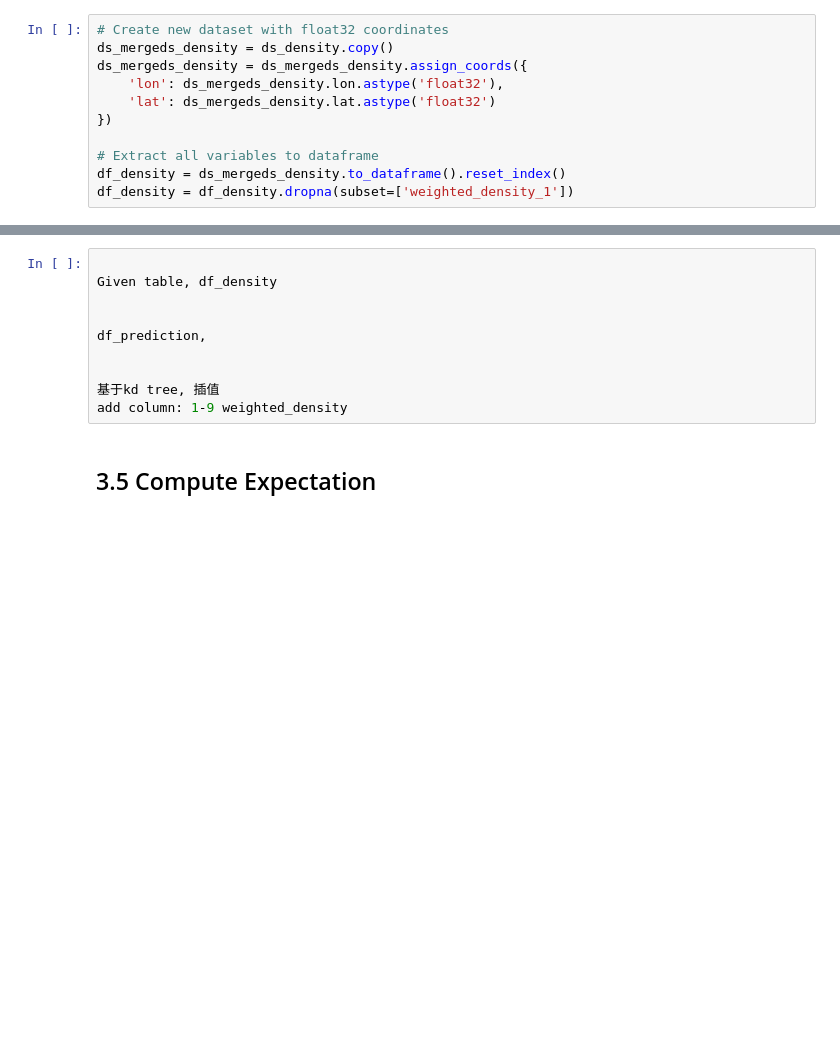
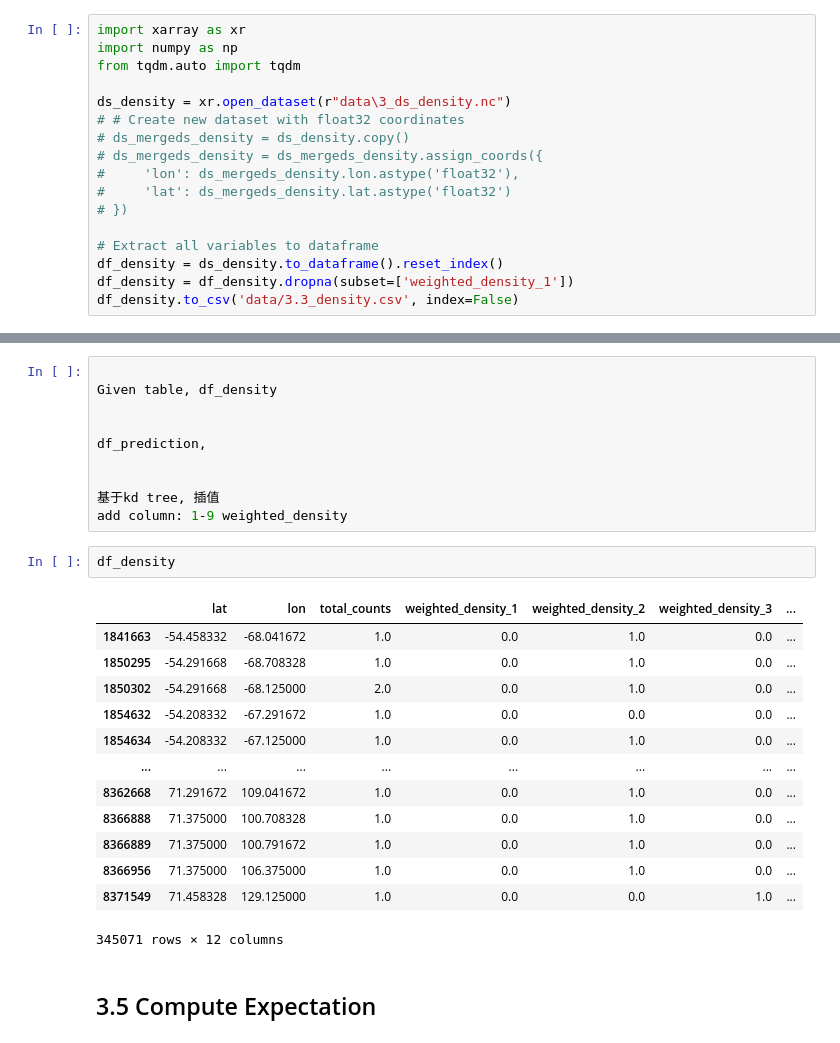
Before and after one commit to px39n/Landuse_Zhong, a Jupyter notebook: 4.1 Emission_reduction_potential.ipynb, the cells around one changed output, grey strips where cells are left out. Cells and saved outputs as stored; diff of their text form; blank space fills up the shorter version.

```diff
--- a/4.1 Emission_reduction_potential.ipynb
+++ b/4.1 Emission_reduction_potential.ipynb
@@ -860,12 +827,18 @@ ds_density = xr.open_dataset(r"D:\xarray\aligned2\emission\3_ds_density.nc")
 # %%
-# Create new dataset with float32 coordinates
-ds_mergeds_density = ds_density.copy()
-ds_mergeds_density = ds_mergeds_density.assign_coords({
-    'lon': ds_mergeds_density.lon.astype('float32'),
-    'lat': ds_mergeds_density.lat.astype('float32')
-})
+import xarray as xr
+import numpy as np
+from tqdm.auto import tqdm
+
+ds_density = xr.open_dataset(r"data\3_ds_density.nc")
+# # Create new dataset with float32 coordinates
+# ds_mergeds_density = ds_density.copy()
+# ds_mergeds_density = ds_mergeds_density.assign_coords({
+#     'lon': ds_mergeds_density.lon.astype('float32'),
+#     'lat': ds_mergeds_density.lat.astype('float32')
+# })
 
 # Extract all variables to dataframe
-df_density = ds_mergeds_density.to_dataframe().reset_index()
+df_density = ds_density.to_dataframe().reset_index()
 df_density = df_density.dropna(subset=['weighted_density_1'])
+df_density.to_csv('data/3.3_density.csv', index=False)
 # %% [output]
@@ -918,6 +870,22 @@ df_prediction,
 
 基于kd tree, 插值
 add column: 1-9 weighted_density
+# %%
+df_density
+# %% [output]
+|  | lat | lon | total_counts | weighted_density_1 | weighted_density_2 | weighted_density_3 | ... |
+| 1841663 | -54.458332 | -68.041672 | 1.0 | 0.0 | 1.0 | 0.0 | ... |
+| 1850295 | -54.291668 | -68.708328 | 1.0 | 0.0 | 1.0 | 0.0 | ... |
+| 1850302 | -54.291668 | -68.125000 | 2.0 | 0.0 | 1.0 | 0.0 | ... |
+| 1854632 | -54.208332 | -67.291672 | 1.0 | 0.0 | 0.0 | 0.0 | ... |
+| 1854634 | -54.208332 | -67.125000 | 1.0 | 0.0 | 1.0 | 0.0 | ... |
+| ... | ... | ... | ... | ... | ... | ... | ... |
+| 8362668 | 71.291672 | 109.041672 | 1.0 | 0.0 | 1.0 | 0.0 | ... |
+| 8366888 | 71.375000 | 100.708328 | 1.0 | 0.0 | 1.0 | 0.0 | ... |
+| 8366889 | 71.375000 | 100.791672 | 1.0 | 0.0 | 1.0 | 0.0 | ... |
+| 8366956 | 71.375000 | 106.375000 | 1.0 | 0.0 | 1.0 | 0.0 | ... |
+| 8371549 | 71.458328 | 129.125000 | 1.0 | 0.0 | 0.0 | 1.0 | ... |
+345071 rows × 12 columns
 # %% [markdown]
 ## 3.5 Compute Expectation
 # %% [markdown]
```
Also changed, not shown: parts of 11 cells of this notebook, 1 other file.
